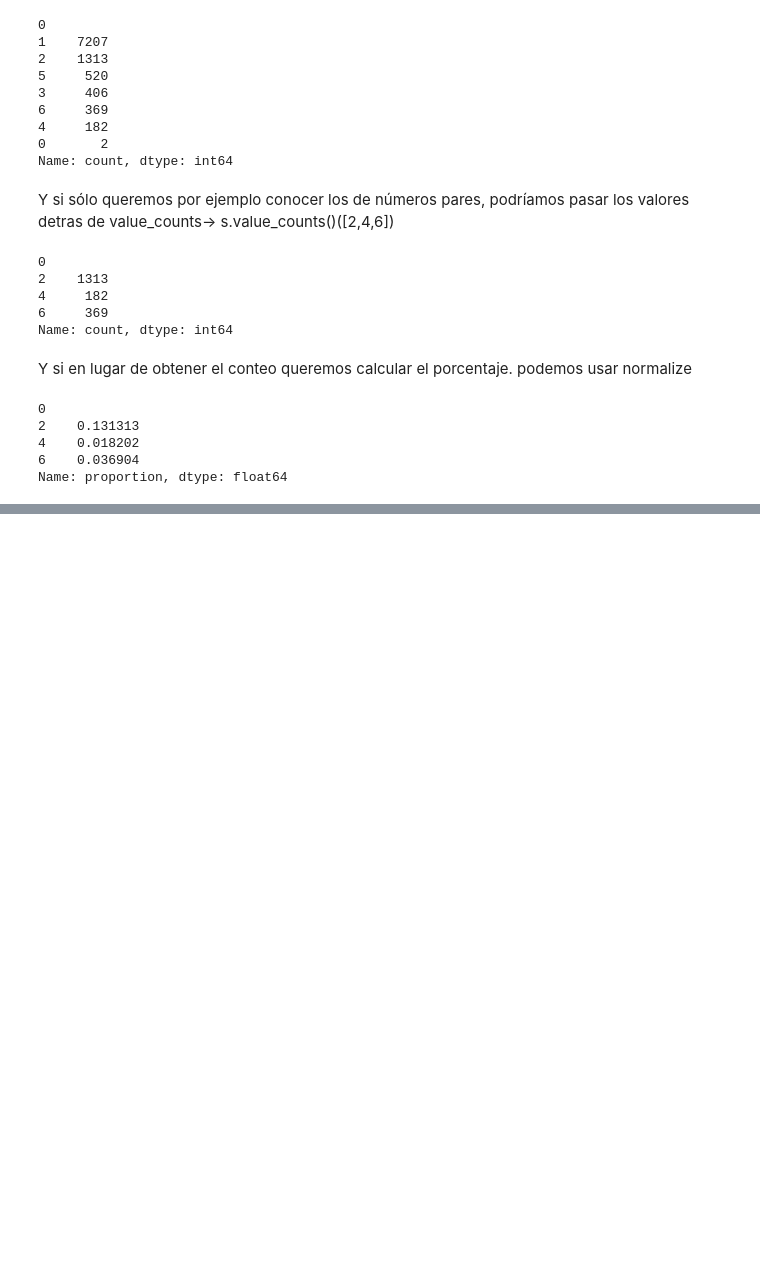
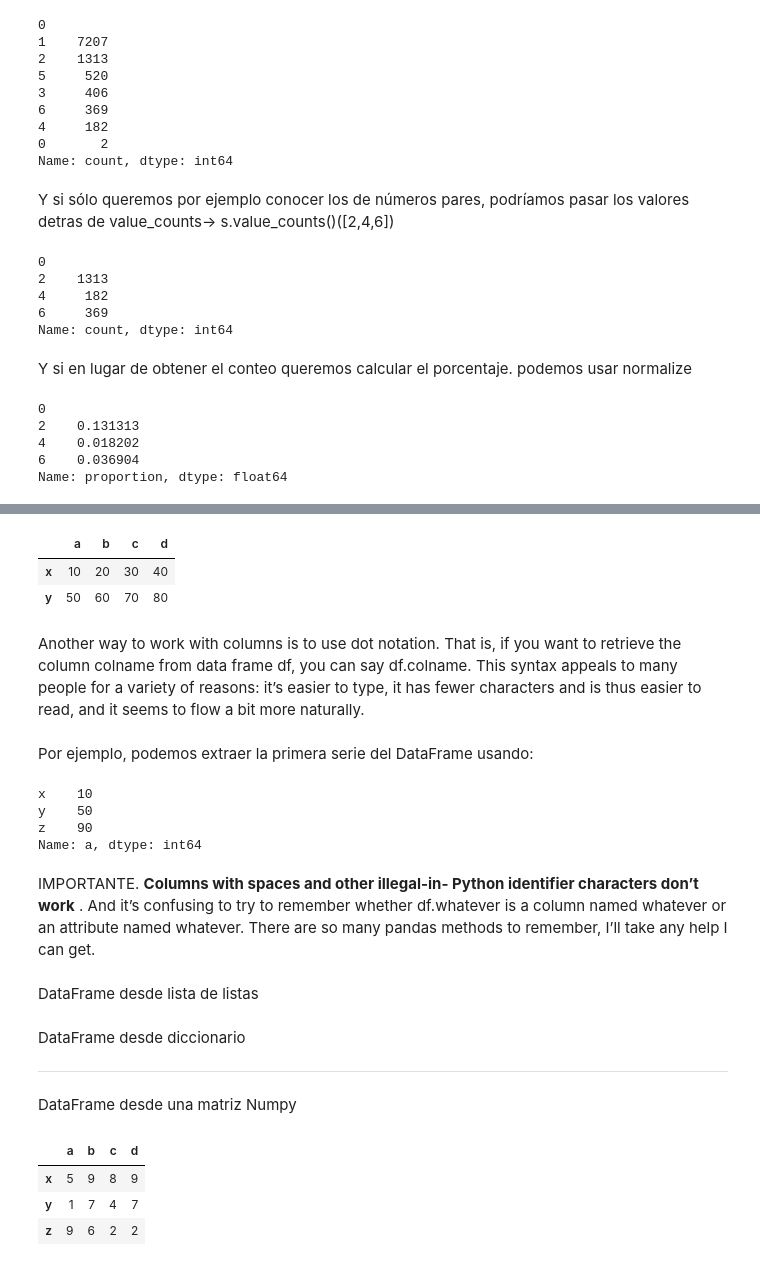
Before and after one commit to dcogithub/SCDATA, a Jupyter notebook: PANDAS.ipynb, the cells around one changed output, grey strips where cells are left out. Drawn from its saved outputs; the diff is of its cells as text; code cells hidden in the pictures; blank space fills up the shorter version.

```diff
--- a/PANDAS.ipynb
+++ b/PANDAS.ipynb
@@ -366,0 +504,30 @@ Vamos ahora a trabajar con las distancias recorridas por los taxis, no con el n
+# %%
+df['x':'y'] # Saca filas cuando se usa un slice
+# %% [output]
+|  | a | b | c | d |
+| x | 10 | 20 | 30 | 40 |
+| y | 50 | 60 | 70 | 80 |
+# %% [markdown]
+Another way to work with columns is to use dot notation.
+That is, if you want to retrieve
+the column colname from data
+frame df, you can say
+df.colname.
+This syntax appeals to many people for a variety of reasons: it’s easier to type, it has
+fewer characters and is thus easier to read, and it seems to flow a bit more naturally.
+# %% [markdown]
+Por ejemplo, podemos extraer la primera serie del DataFrame usando:
+# %%
+df.a
+# %% [output]
+x    10
+y    50
+z    90
+Name: a, dtype: int64
+# %% [markdown]
+IMPORTANTE. **Columns with spaces and other illegal-in-
+Python identifier characters don’t work** . And it’s confusing to try to remember whether
+df.whatever is a column named whatever or an attribute named whatever. There
+are so many pandas methods to remember, I’ll take any help I can get.
+# %% [markdown]
+DataFrame desde lista de listas
@@ -366,0 +541,4 @@ Vamos ahora a trabajar con las distancias recorridas por los taxis, no con el n
+# %% [markdown]
+DataFrame desde diccionario
+
+---
@@ -366,0 +552,15 @@ Vamos ahora a trabajar con las distancias recorridas por los taxis, no con el n
+# %% [markdown]
+DataFrame desde una matriz Numpy
+# %%
+import numpy as np
+df3 =pd.DataFrame(
+    np.random.randint(0, 10, [3, 4]), #Desde una matriz 3 x 4
+    columns = list('abcd'),
+    index = list('xyz'))
+# %%
+df3
+# %% [output]
+|  | a | b | c | d |
+| x | 5 | 9 | 8 | 9 |
+| y | 1 | 7 | 4 | 7 |
+| z | 9 | 6 | 2 | 2 |
```
Also changed, not shown: parts of 29 cells of this notebook.
